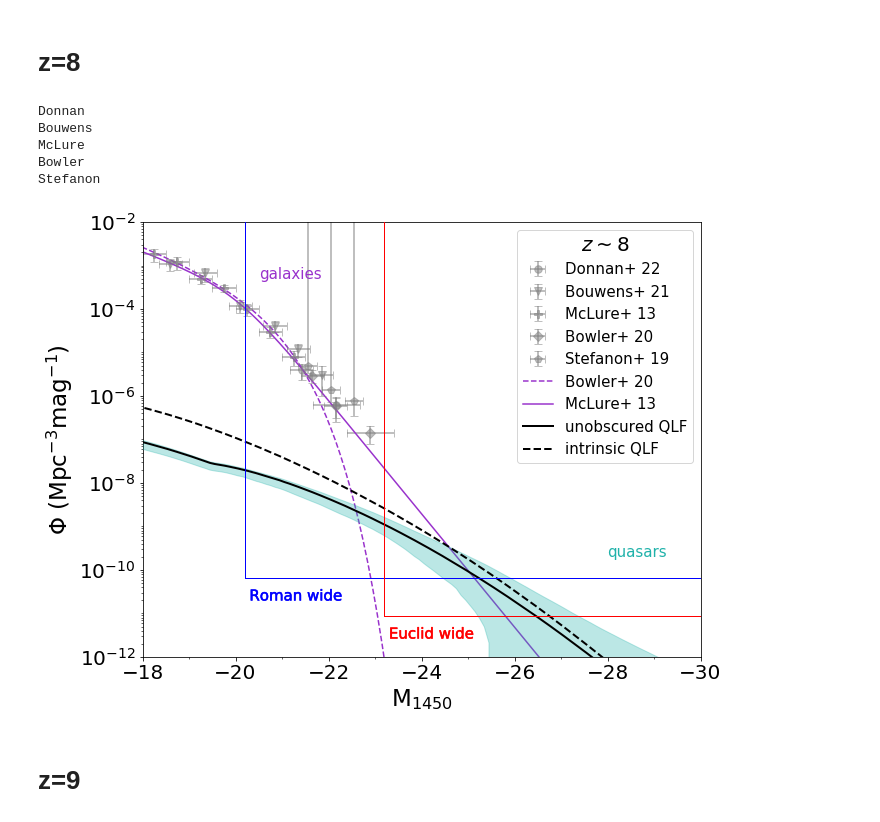
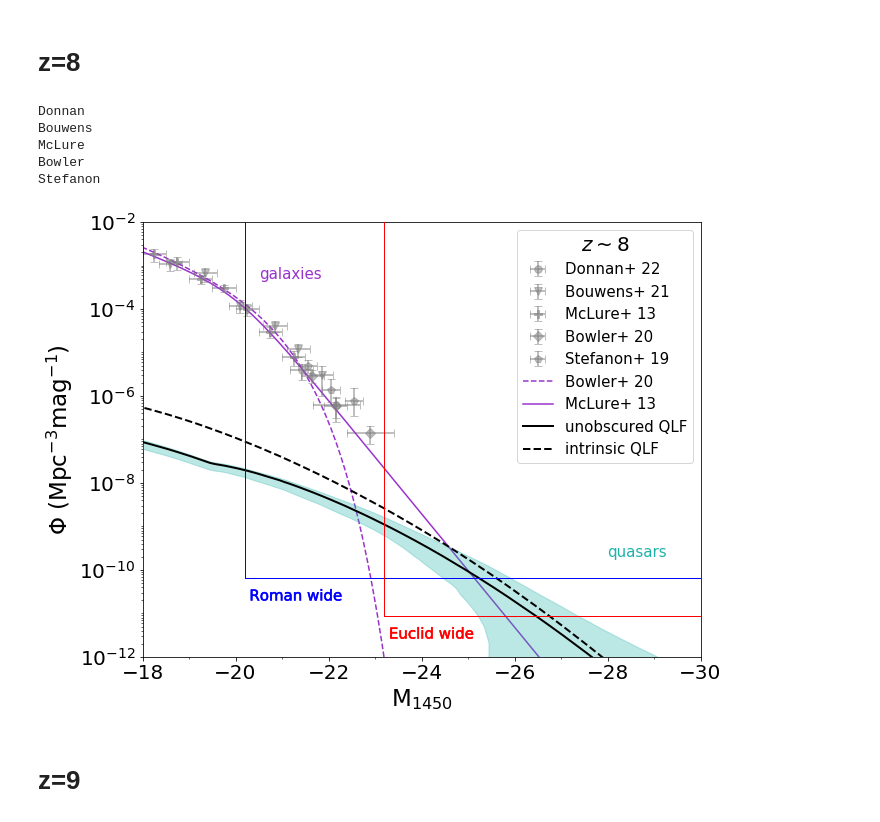
Before and after one commit to lovetomatoes/BHMF, a Jupyter notebook: h5qgLF.ipynb, the cells around one changed output. Drawn from its saved outputs; the diff is of its cells as text; code cells hidden in the pictures.

```diff
--- a/h5qgLF.ipynb
+++ b/h5qgLF.ipynb
@@ -222,7 +222,7 @@ pdata4=axl.errorbar(T_data['M_uv'], T_data['Phi']*1e-6, xerr = T_data['dmag']/2,
 obslabel = 'Stefanon'; iobs = obslabels.index(obslabel); print(obslabel)
 T_data = ascii.read('../z_8_LF_data/z8_'+obslabel+'.dat',guess=False,delimiter=' ',)
 pdata5=axl.errorbar(T_data['M_uv'], T_data['Phi']*1e-6, xerr = T_data['dmag']/2,
-                    alpha=.5,yerr = (T_data['Phi_-']*1e-6,T_data['Phi_+']*1e3),label='Stefanon+ 19',
+                    alpha=.5,yerr = (T_data['Phi_-']*1e-6,T_data['Phi_+']*1e-6),label='Stefanon+ 19',
                     fmt=marks[iobs],ms=7.5,color=markcs[iobs],elinewidth=2,capsize=4)
 axl.text(-20.5, 5e-4, 'galaxies',
          fontsize=15,color='darkorchid',zorder=4)
@@ -261,34 +261,34 @@ axl.yaxis.set_minor_locator(y_minor)
 axl.yaxis.set_minor_formatter(matplotlib.ticker.NullFormatter())
 
 ## set x ticks
 axl.xaxis.set_major_locator(MultipleLocator(2))
 axl.xaxis.set_minor_locator(MultipleLocator(1))
 
 
 axl.set_xlabel(r'$\mathrm{M_{1450}}$',fontsize=fslabel)
 axl.set_ylabel(r'$\mathrm{\Phi~(Mpc^{-3}mag^{-1})}$',fontsize=fslabel)
 
 legend = axl.legend([pdata1,pdata2,pdata3,pdata4,pdata5,pglf1,pglf2,pqlf1,pqlf2],
                     ['Donnan+ 22','Bouwens+ 21','McLure+ 13','Bowler+ 20','Stefanon+ 19','Bowler+ 20','McLure+ 13','unobscured QLF','intrinsic QLF'],
                     numpoints=1,
                     fontsize=15,
                     handler_map={tuple:HandlerTuple(ndivide=None,pad=.5,xpad=0,ypad=.7,update_func ='update_prop')},
                     loc='upper right',
                     title=r'$z\sim {:d}$'.format(z))
 
 
 legend.get_title().set_fontsize(fslegend)
 
 axl.tick_params(labelsize=fstick)
 
 figl.savefig(figpre+'LF_spreadz%d.pdf'%z,dpi=300,bbox_inches='tight')
 # %% [output]
 Donnan
 Bouwens
 McLure
 Bowler
 Stefanon
-[figure, old version]
+[figure, new version]
 # %% [markdown]
 # z=9
 # %%
```
Also changed, not shown: parts of 2 cells of this notebook.
